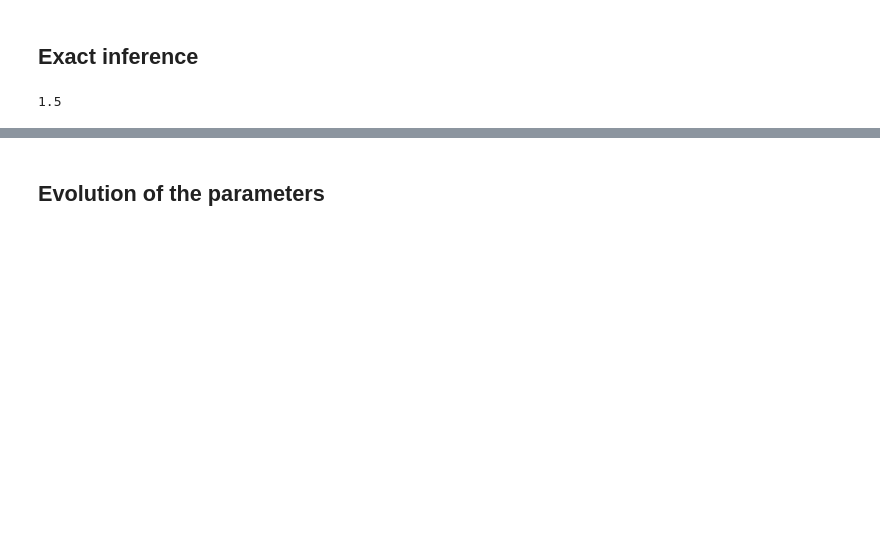
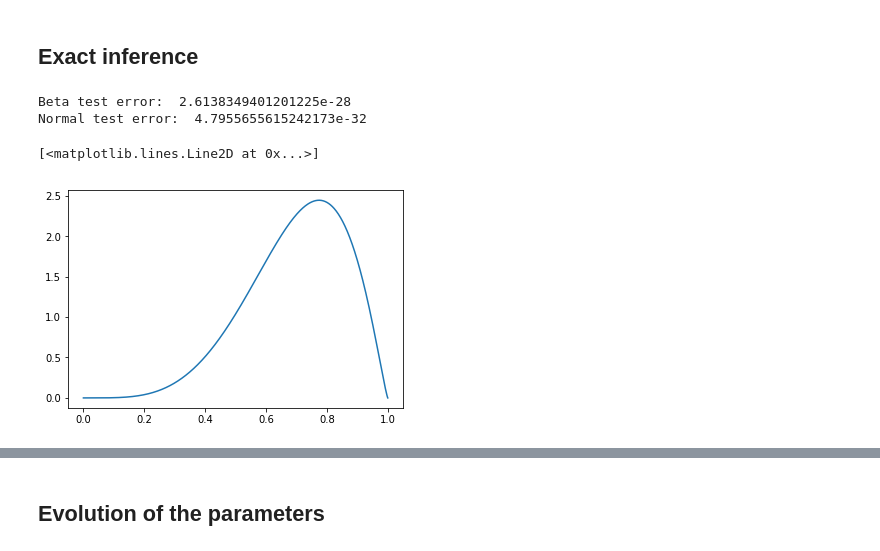
Before and after one commit to nhat-le/6-435-project, a Jupyter notebook: behrens_simulation.ipynb, the cells around one changed output, grey strips where cells are left out. Saved outputs shown, nothing was run; the diff lists cells and outputs as text; code cells hidden in the pictures; blank space fills up the shorter version.

```diff
--- a/behrens_simulation.ipynb
+++ b/behrens_simulation.ipynb
@@ -29,28 +32,44 @@ plt.plot(outcomes, '.')
 # %% [markdown]
 ## Exact inference
-# %%
-a = 0.5
-my_beta(a, 2, 2)
-# %% [output]
-1.5
+# %%
+# Define some conditionals that will be useful
+@jit(nopython=True)
+def my_beta(x, a, b):
+    #print('beta', x, a, b)
+    constant = math.gamma(a + b) / math.gamma(a) / math.gamma(b)
+    return constant * x**(a - 1) * (1 - x)**(b - 1)
+@jit(nopython=True)
+def my_normal(x, mu, sigma):
+    constant = 1 / np.sqrt(2 * np.pi * sigma**2)
+    return np.exp(-(x - mu)**2 / 2 / sigma**2) * constant
+
+# Test these
+xvals = np.linspace(0, 1, 1000)
+my_result = my_beta(xvals, 3, 4)
+sts_result = sts.beta.pdf(xvals, 3, 4)
+
+my_normal = my_normal(xvals, 3, 4)
+sts_normal = sts.norm.pdf(xvals, 3, 4)
+
+
+print('Beta test error: ', np.sum((sts_result - my_result)**2))
+print('Normal test error: ', np.sum((sts_normal - my_normal)**2))
+# %% [output]
+Beta test error:  2.6138349401201225e-28
+Normal test error:  4.7955655615242173e-32
 # %%
-# Define some conditionals that will be useful
-@jit(nopython=True)
-def my_beta(x, a, b):
-    constant = math.gamma(a + b) / math.gamma(a) / math.gamma(b)
-    return constant * x**(a - 1) * (1 - x)**(b - 1)
+#@jit(nopython=True)
+def pr_next(rnext, rprev, v):
+    '''Find p(r_{i+1} = rnext | r_i = rprev, v)'''
 
 
-@jit
-def pr_next(rnext, rprev, v):
-    '''Find p(r_{i+1} = rnext | r_i = rprev, v)'''
     # Take care of boundaries:
-    if rnext == 0:
-        rval = 1e-10
-    elif rnext == 1:
-        rval = 1 - 1e-10
+    if len(np.shape(rnext)) == 0:
+        size = 1
     else:
-        rval = rnext
+        size = len(rnext)
+    rval = np.maximum(rnext, 1e-10)
+    rval = np.minimum(rval, (1 - 1e-10))
 
     s = rprev * np.exp(-v)
     n = (1 - rprev) * np.exp(-v)
@@ -59,22 +78,41 @@ def pr_next(rnext, rprev, v):
         s = 1e-10
     if n == 0:
         n = 1e-10
+    #print(s, n)
 
-    #print(s, n)
+    # Math range error if use my_beta
     return sts.beta.pdf(rval, s, n)
 
-@jit
+@jit(nopython=True)
 def pv_next(vnext, vprev, k):
     '''Find p(v_{i+1} = vnext | v_i = vprev, k)'''
     K = np.exp(k)
-    return sts.norm.pdf(vnext, vprev, K)
+    mu = vprev
+    sigma = K
+    x = vnext
+    constant = 1 / np.sqrt(2 * np.pi * sigma**2)
+    return np.exp(-(x - mu)**2 / 2 / sigma**2) * constant
+    #return my_normal(vnext, vprev, K) #sts.norm.pdf(vnext, vprev, K)
 
-@jit
+@jit(nopython=True)
 def py_given_r(y, r):
     '''p(y = y| r), which is bernoulli'''
+    assert(r <= 1 and r >= 0)
+    assert(y == 1 or y == 0)
     if y == 1:
         return r
     else:
         return 1 - r
+# %%
+xvals = np.linspace(0, 1, 1000)
+vprev = 0.7
+probs = pr_next(xvals, vprev, -2)
+plt.figure()
+plt.plot(xvals, probs)
+#plt.ylim([0, 0.1])
+#plt.vlines(vprev, 0, 1)
+# %% [output]
+[<matplotlib.lines.Line2D at 0x...>]
+[figure, added]
 # %%
 # Set up a grid of r, v, k
```
Also changed, not shown: parts of 19 cells of this notebook.
